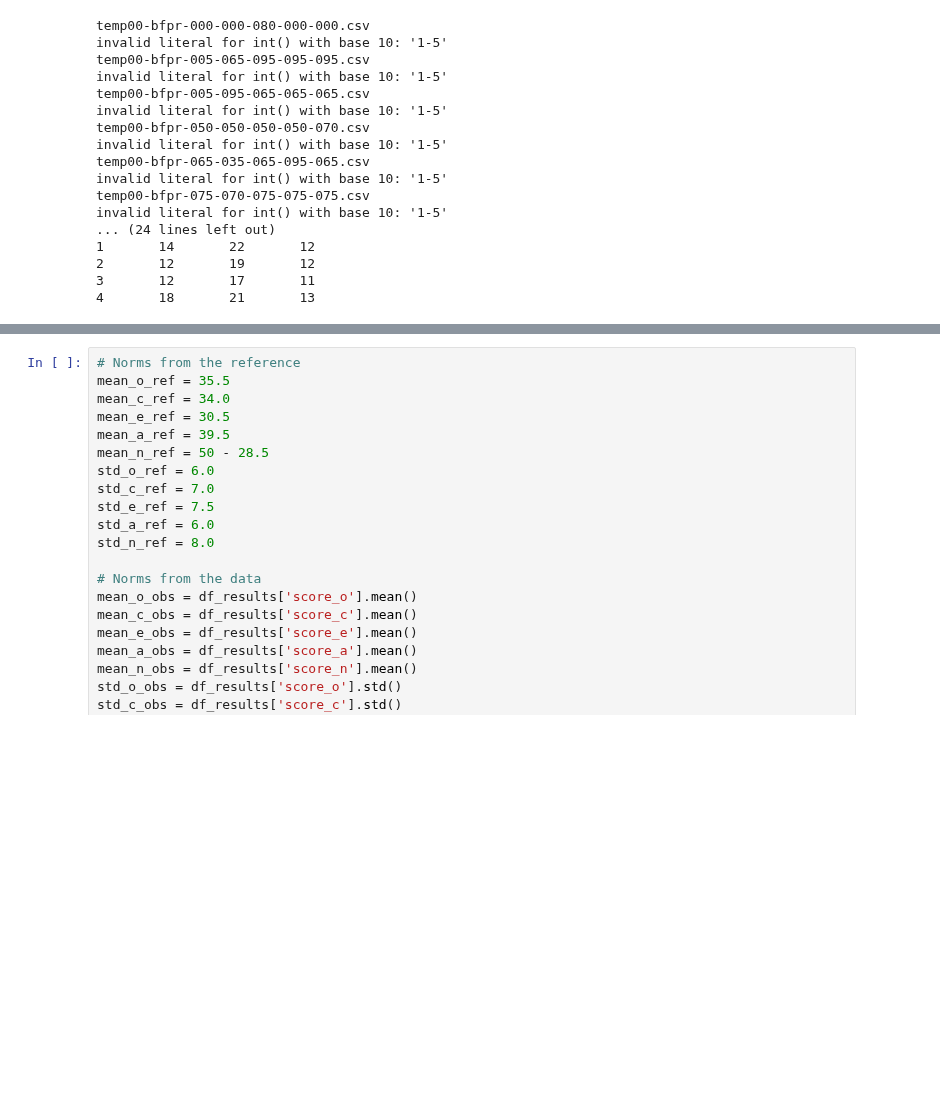
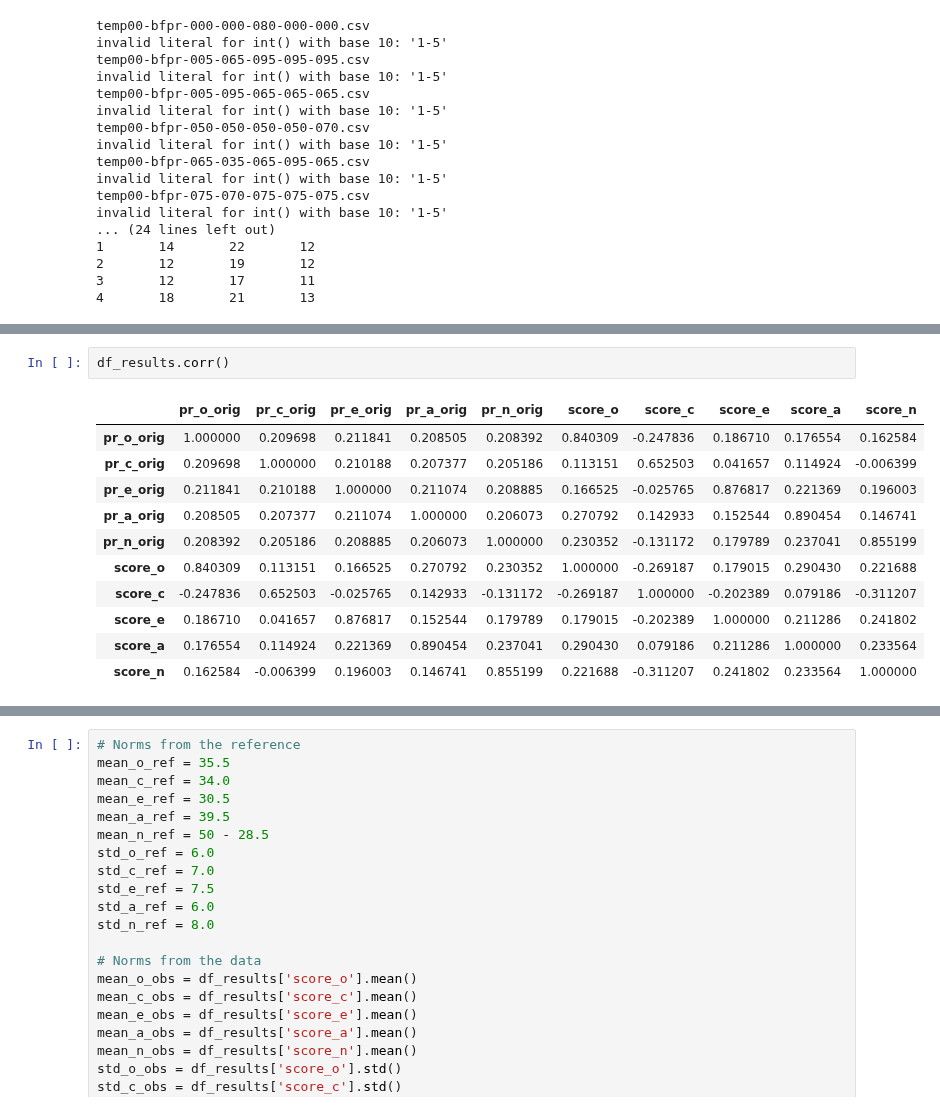
Before and after one commit to tingsyo/ai-subject, a Jupyter notebook: likert_questionnaire/reports/03_Evaluating_the_Big-Five_Loop.ipynb, the cells around one changed output, grey strips where cells are left out. Saved outputs shown, nothing was run; the diff lists cells and outputs as text; blank space fills up the shorter version.

```diff
--- a/likert_questionnaire/reports/03_Evaluating_the_Big-Five_Loop.ipynb
+++ b/likert_questionnaire/reports/03_Evaluating_the_Big-Five_Loop.ipynb
@@ -253,0 +362,14 @@ We can also derive the mean and standard deviation from the 1,516 responses.
+# %%
+df_results.corr()
+# %% [output]
+|  | pr_o_orig | pr_c_orig | pr_e_orig | pr_a_orig | pr_n_orig | score_o | score_c | score_e | score_a | score_n |
+| pr_o_orig | 1.000000 | 0.209698 | 0.211841 | 0.208505 | 0.208392 | 0.840309 | -0.247836 | 0.186710 | 0.176554 | 0.162584 |
+| pr_c_orig | 0.209698 | 1.000000 | 0.210188 | 0.207377 | 0.205186 | 0.113151 | 0.652503 | 0.041657 | 0.114924 | -0.006399 |
+| pr_e_orig | 0.211841 | 0.210188 | 1.000000 | 0.211074 | 0.208885 | 0.166525 | -0.025765 | 0.876817 | 0.221369 | 0.196003 |
+| pr_a_orig | 0.208505 | 0.207377 | 0.211074 | 1.000000 | 0.206073 | 0.270792 | 0.142933 | 0.152544 | 0.890454 | 0.146741 |
+| pr_n_orig | 0.208392 | 0.205186 | 0.208885 | 0.206073 | 1.000000 | 0.230352 | -0.131172 | 0.179789 | 0.237041 | 0.855199 |
+| score_o | 0.840309 | 0.113151 | 0.166525 | 0.270792 | 0.230352 | 1.000000 | -0.269187 | 0.179015 | 0.290430 | 0.221688 |
+| score_c | -0.247836 | 0.652503 | -0.025765 | 0.142933 | -0.131172 | -0.269187 | 1.000000 | -0.202389 | 0.079186 | -0.311207 |
+| score_e | 0.186710 | 0.041657 | 0.876817 | 0.152544 | 0.179789 | 0.179015 | -0.202389 | 1.000000 | 0.211286 | 0.241802 |
+| score_a | 0.176554 | 0.114924 | 0.221369 | 0.890454 | 0.237041 | 0.290430 | 0.079186 | 0.211286 | 1.000000 | 0.233564 |
+| score_n | 0.162584 | -0.006399 | 0.196003 | 0.146741 | 0.855199 | 0.221688 | -0.311207 | 0.241802 | 0.233564 | 1.000000 |
```
Also changed, not shown: parts of 6 cells of this notebook.
